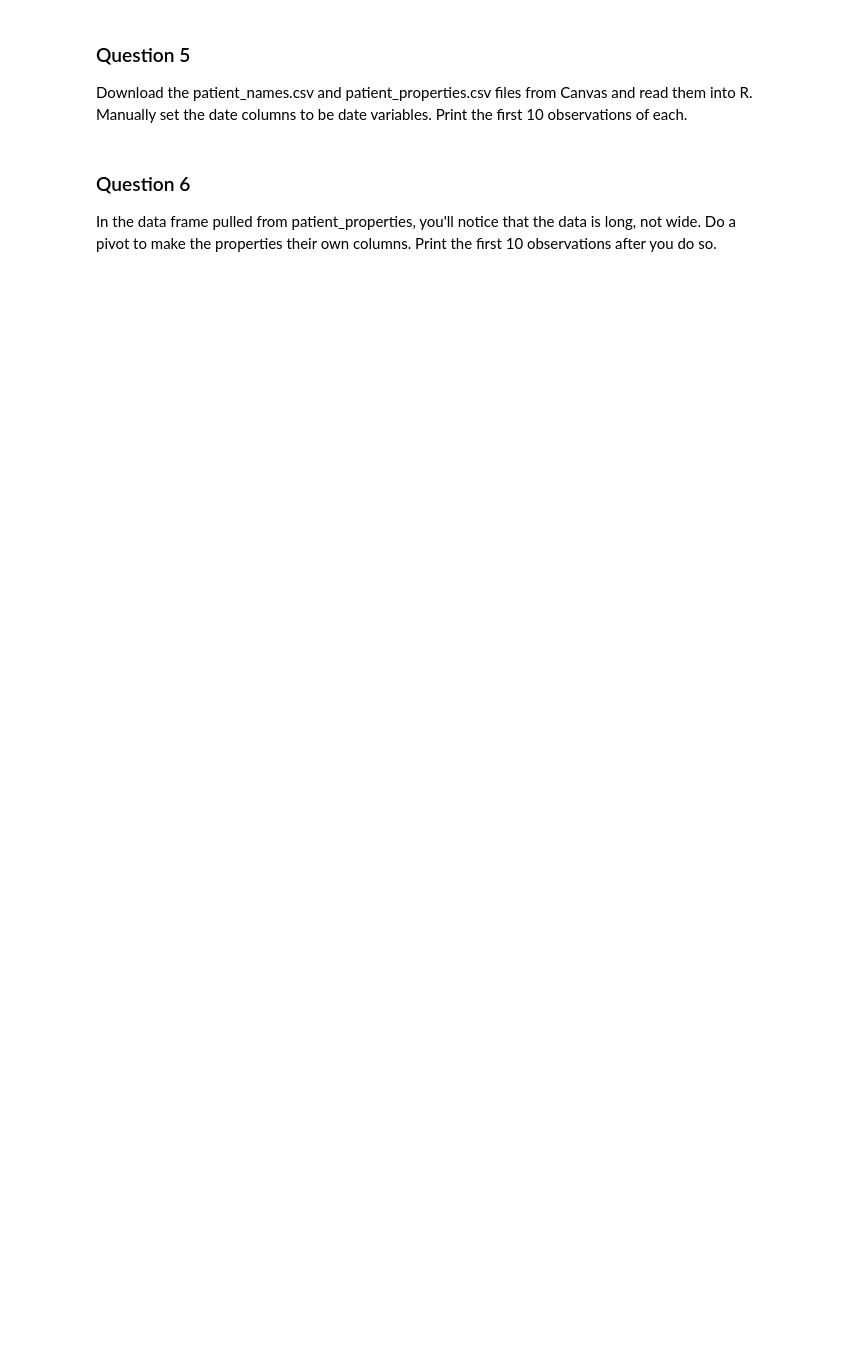
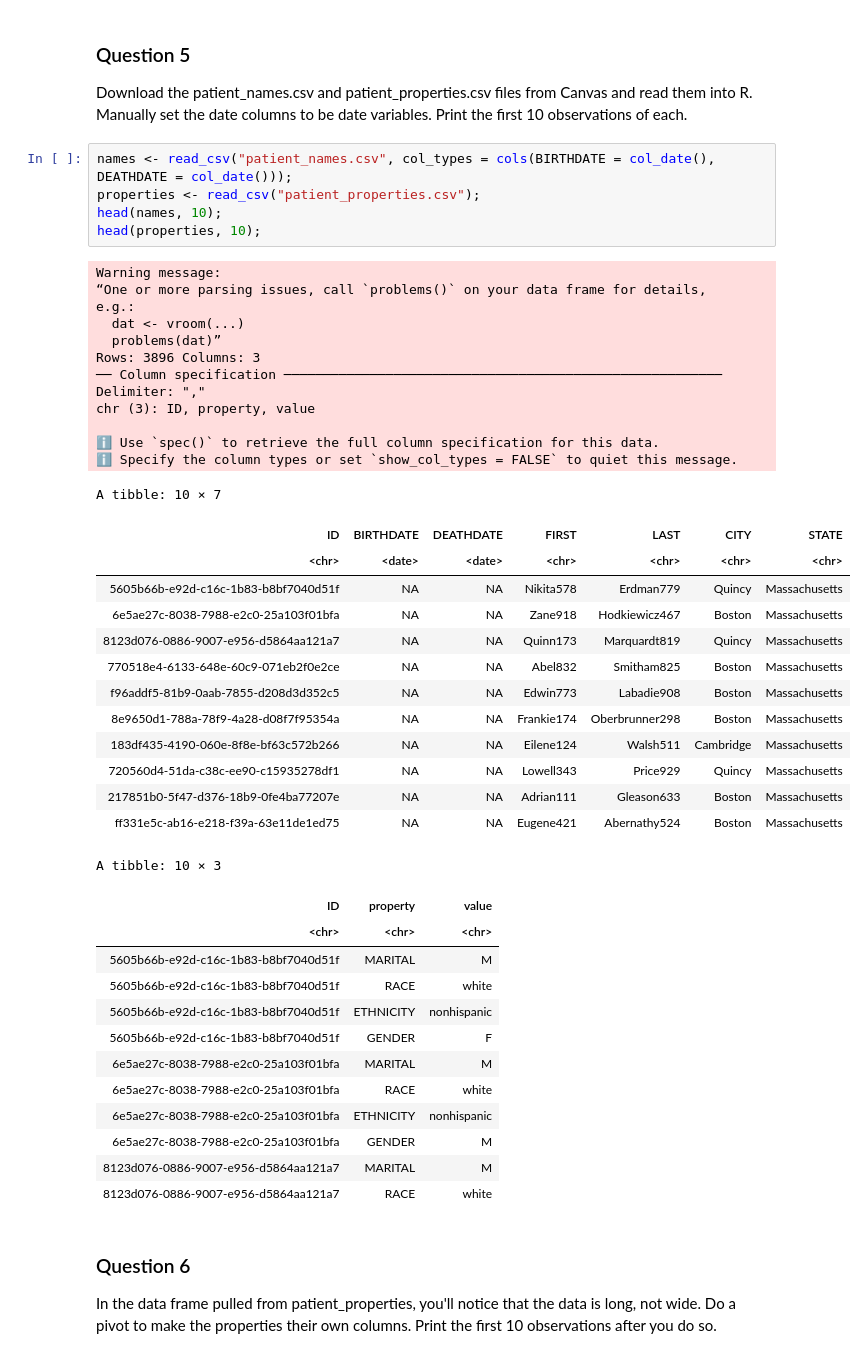
Before and after one commit to DudhiData/BIOS512, a Jupyter notebook: HW2/BIOS512_HW2.ipynb, the cells around one changed output. Cells and saved outputs as stored; diff of their text form; blank space fills up the shorter version.

```diff
--- a/HW2/BIOS512_HW2.ipynb
+++ b/HW2/BIOS512_HW2.ipynb
@@ -309,6 +298,50 @@ if (!exists("ggmd"))  ggmd  <- function(p) { print(p) }
 ### Question 5
 
 Download the patient_names.csv and patient_properties.csv files from Canvas and read them into R. Manually set the date columns to be date variables. Print the first 10 observations of each.
+# %%
+names <- read_csv("patient_names.csv", col_types = cols(BIRTHDATE = col_date(), DEATHDATE = col_date()));
+properties <- read_csv("patient_properties.csv");
+head(names, 10);
+head(properties, 10);
+# %% [output]
+Warning message:
+“One or more parsing issues, call `problems()` on your data frame for details,
+e.g.:
+  dat <- vroom(...)
+  problems(dat)”
+Rows: 3896 Columns: 3
+── Column specification ────────────────────────────────────────────────────────
+Delimiter: ","
+chr (3): ID, property, value
+
+ℹ Use `spec()` to retrieve the full column specification for this data.
+ℹ Specify the column types or set `show_col_types = FALSE` to quiet this message.
+A tibble: 10 × 7
+| ID | BIRTHDATE | DEATHDATE | FIRST | LAST | CITY | STATE |
+| <chr> | <date> | <date> | <chr> | <chr> | <chr> | <chr> |
+| 5605b66b-e92d-c16c-1b83-b8bf7040d51f | NA | NA | Nikita578 | Erdman779 | Quincy | Massachusetts |
+| 6e5ae27c-8038-7988-e2c0-25a103f01bfa | NA | NA | Zane918 | Hodkiewicz467 | Boston | Massachusetts |
+| 8123d076-0886-9007-e956-d5864aa121a7 | NA | NA | Quinn173 | Marquardt819 | Quincy | Massachusetts |
+| 770518e4-6133-648e-60c9-071eb2f0e2ce | NA | NA | Abel832 | Smitham825 | Boston | Massachusetts |
+| f96addf5-81b9-0aab-7855-d208d3d352c5 | NA | NA | Edwin773 | Labadie908 | Boston | Massachusetts |
+| 8e9650d1-788a-78f9-4a28-d08f7f95354a | NA | NA | Frankie174 | Oberbrunner298 | Boston | Massachusetts |
+| 183df435-4190-060e-8f8e-bf63c572b266 | NA | NA | Eilene124 | Walsh511 | Cambridge | Massachusetts |
+| 720560d4-51da-c38c-ee90-c15935278df1 | NA | NA | Lowell343 | Price929 | Quincy | Massachusetts |
+| 217851b0-5f47-d376-18b9-0fe4ba77207e | NA | NA | Adrian111 | Gleason633 | Boston | Massachusetts |
+| ff331e5c-ab16-e218-f39a-63e11de1ed75 | NA | NA | Eugene421 | Abernathy524 | Boston | Massachusetts |
+A tibble: 10 × 3
+| ID | property | value |
+| <chr> | <chr> | <chr> |
+| 5605b66b-e92d-c16c-1b83-b8bf7040d51f | MARITAL | M |
+| 5605b66b-e92d-c16c-1b83-b8bf7040d51f | RACE | white |
+| 5605b66b-e92d-c16c-1b83-b8bf7040d51f | ETHNICITY | nonhispanic |
+| 5605b66b-e92d-c16c-1b83-b8bf7040d51f | GENDER | F |
+| 6e5ae27c-8038-7988-e2c0-25a103f01bfa | MARITAL | M |
+| 6e5ae27c-8038-7988-e2c0-25a103f01bfa | RACE | white |
+| 6e5ae27c-8038-7988-e2c0-25a103f01bfa | ETHNICITY | nonhispanic |
+| 6e5ae27c-8038-7988-e2c0-25a103f01bfa | GENDER | M |
+| 8123d076-0886-9007-e956-d5864aa121a7 | MARITAL | M |
+| 8123d076-0886-9007-e956-d5864aa121a7 | RACE | white |
 # %% [markdown]
 ### Question 6
 In the data frame pulled from patient_properties, you'll notice that the data is long, not wide. Do a pivot to make the properties their own columns. Print the first 10 observations after you do so.
```
Also changed, not shown: parts of 6 cells of this notebook.
